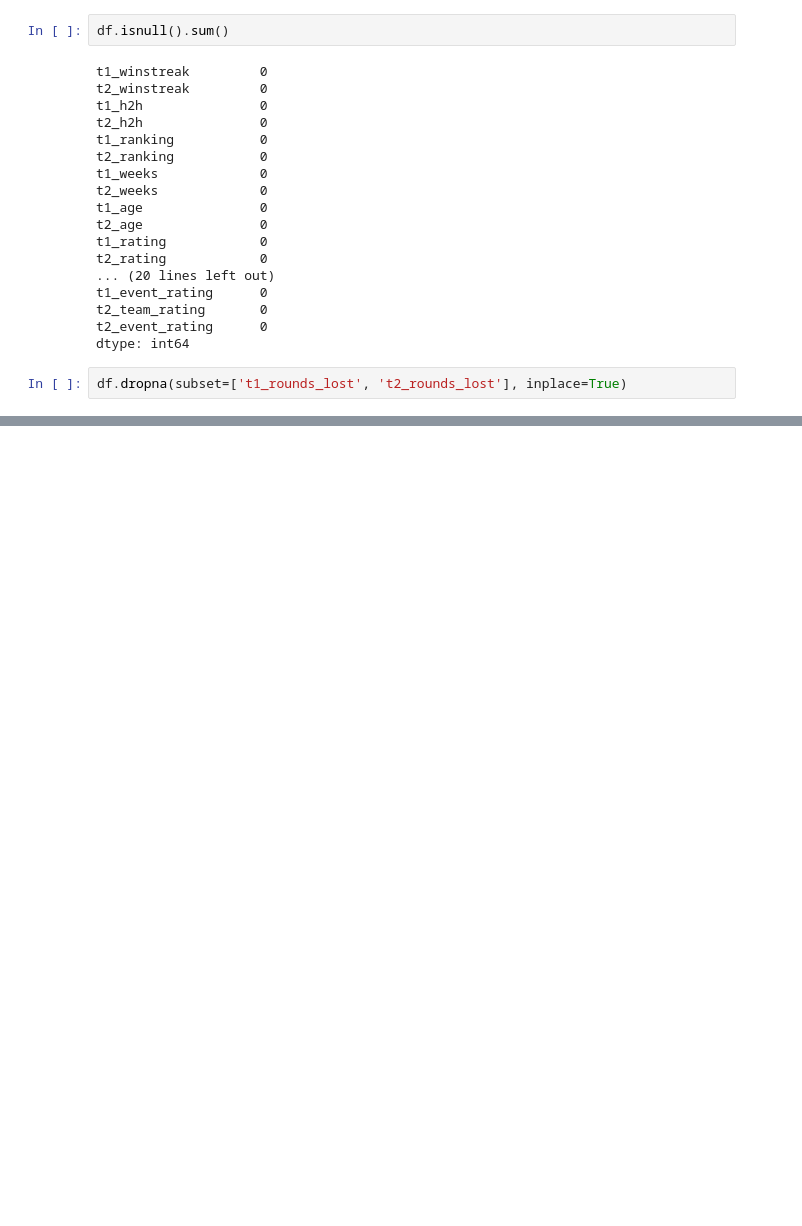
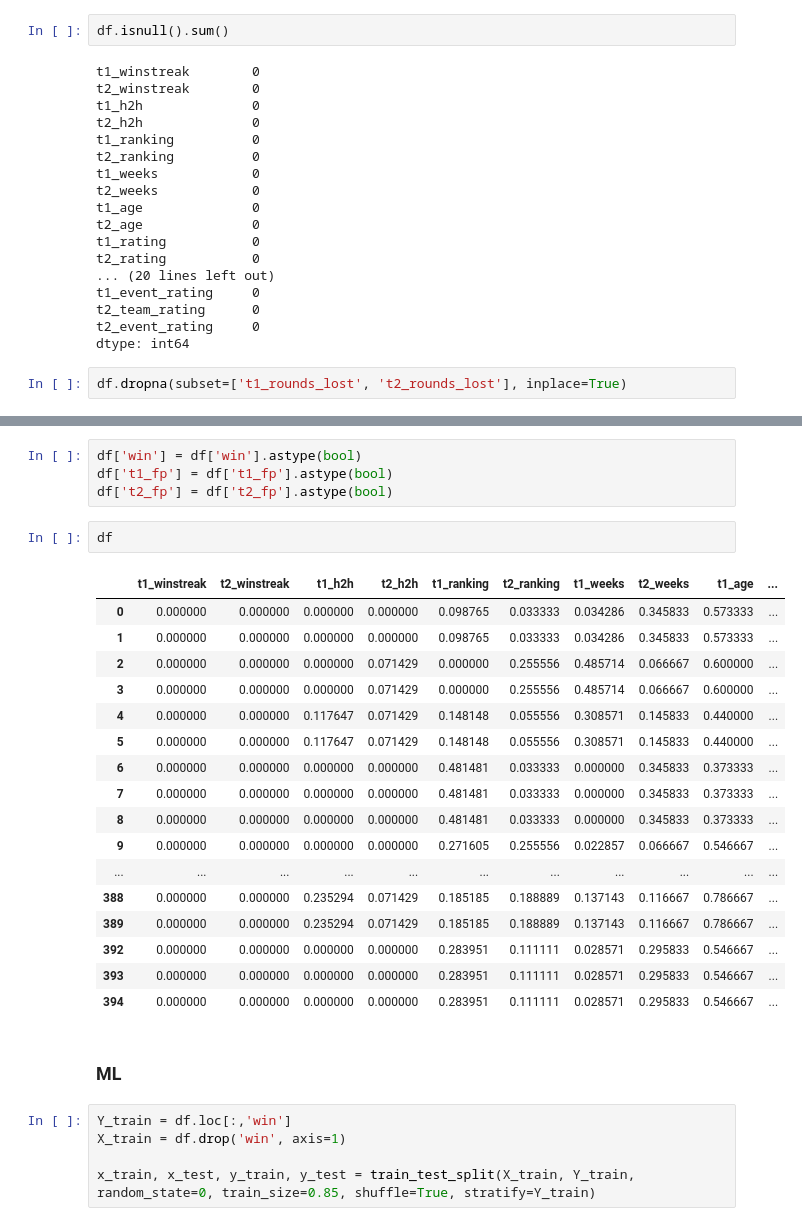
Before and after one commit to point516/cs_bot, a Jupyter notebook: data_science.ipynb, the cells around one changed output, grey strips where cells are left out. Saved outputs shown, nothing was run; the diff lists cells and outputs as text; blank space fills up the shorter version.

Commit message:
test machine learning models, fine-tuning until Gaussian Process

```diff
--- a/data_science.ipynb
+++ b/data_science.ipynb
@@ -377,0 +461,31 @@ h.map_dataframe(sns.barplot, y='win')
+# %%
+df['win'] = df['win'].astype(bool)
+df['t1_fp'] = df['t1_fp'].astype(bool)
+df['t2_fp'] = df['t2_fp'].astype(bool)
+# %%
+df
+# %% [output]
+|  | t1_winstreak | t2_winstreak | t1_h2h | t2_h2h | t1_ranking | t2_ranking | t1_weeks | t2_weeks | t1_age | ... |
+| 0 | 0.000000 | 0.000000 | 0.000000 | 0.000000 | 0.098765 | 0.033333 | 0.034286 | 0.345833 | 0.573333 | ... |
+| 1 | 0.000000 | 0.000000 | 0.000000 | 0.000000 | 0.098765 | 0.033333 | 0.034286 | 0.345833 | 0.573333 | ... |
+| 2 | 0.000000 | 0.000000 | 0.000000 | 0.071429 | 0.000000 | 0.255556 | 0.485714 | 0.066667 | 0.600000 | ... |
+| 3 | 0.000000 | 0.000000 | 0.000000 | 0.071429 | 0.000000 | 0.255556 | 0.485714 | 0.066667 | 0.600000 | ... |
+| 4 | 0.000000 | 0.000000 | 0.117647 | 0.071429 | 0.148148 | 0.055556 | 0.308571 | 0.145833 | 0.440000 | ... |
+| 5 | 0.000000 | 0.000000 | 0.117647 | 0.071429 | 0.148148 | 0.055556 | 0.308571 | 0.145833 | 0.440000 | ... |
+| 6 | 0.000000 | 0.000000 | 0.000000 | 0.000000 | 0.481481 | 0.033333 | 0.000000 | 0.345833 | 0.373333 | ... |
+| 7 | 0.000000 | 0.000000 | 0.000000 | 0.000000 | 0.481481 | 0.033333 | 0.000000 | 0.345833 | 0.373333 | ... |
+| 8 | 0.000000 | 0.000000 | 0.000000 | 0.000000 | 0.481481 | 0.033333 | 0.000000 | 0.345833 | 0.373333 | ... |
+| 9 | 0.000000 | 0.000000 | 0.000000 | 0.000000 | 0.271605 | 0.255556 | 0.022857 | 0.066667 | 0.546667 | ... |
+| ... | ... | ... | ... | ... | ... | ... | ... | ... | ... | ... |
+| 388 | 0.000000 | 0.000000 | 0.235294 | 0.071429 | 0.185185 | 0.188889 | 0.137143 | 0.116667 | 0.786667 | ... |
+| 389 | 0.000000 | 0.000000 | 0.235294 | 0.071429 | 0.185185 | 0.188889 | 0.137143 | 0.116667 | 0.786667 | ... |
+| 392 | 0.000000 | 0.000000 | 0.000000 | 0.000000 | 0.283951 | 0.111111 | 0.028571 | 0.295833 | 0.546667 | ... |
+| 393 | 0.000000 | 0.000000 | 0.000000 | 0.000000 | 0.283951 | 0.111111 | 0.028571 | 0.295833 | 0.546667 | ... |
+| 394 | 0.000000 | 0.000000 | 0.000000 | 0.000000 | 0.283951 | 0.111111 | 0.028571 | 0.295833 | 0.546667 | ... |
+# %% [markdown]
+### ML
+# %%
+Y_train = df.loc[:,'win']
+X_train = df.drop('win', axis=1)
+
+x_train, x_test, y_train, y_test = train_test_split(X_train, Y_train, random_state=0, train_size=0.85, shuffle=True, stratify=Y_train)
```
Also changed, not shown: parts of 26 cells of this notebook.
